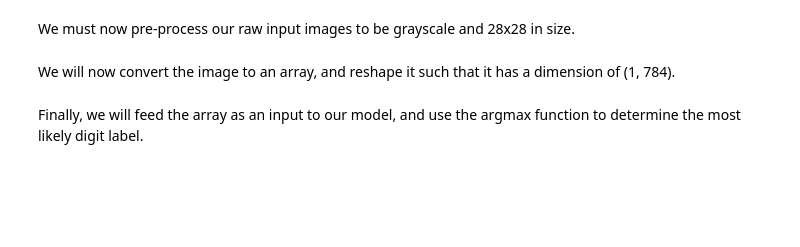
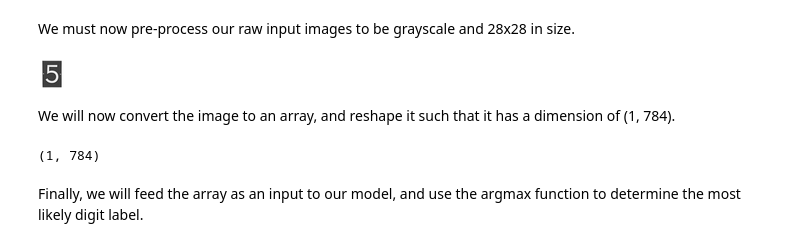
Before and after one commit to MassGH2023/Deep-Learning-and-Neural-Network, a Jupyter notebook: CategoricalCrossEntropy.ipynb, the cells around one changed output. Drawn from its saved outputs; the diff is of its cells as text; code cells hidden in the pictures; blank space fills up the shorter version.

```diff
--- a/CategoricalCrossEntropy.ipynb
+++ b/CategoricalCrossEntropy.ipynb
@@ -497,14 +500,20 @@ We must now pre-process our raw input images to be grayscale and 28x28 in size.
 # %%
 img_rows, img_cols = 28, 28
 img = Image.fromarray(np.uint8(image)).convert('L')
-img_gray = img.resize((img_rows, img_cols), Image.ANTIALIAS)
+img_gray = img.resize((img_rows, img_cols), Image.Resampling.LANCZOS)
 img_gray
+# %% [output]
+[figure, added]
 # %% [markdown]
 We will now convert the image to an array, and reshape it such that it has a dimension of (1, 784).
 # %%
 arr = np.array(img_gray)
 arr = arr.reshape((img_cols*img_rows))
 arr = np.expand_dims(arr, axis=0)
+# %%
+arr.shape
+# %% [output]
+(1, 784)
 # %% [markdown]
 Finally, we will feed the array as an input to our model, and use the argmax function to determine the most likely digit label.
 # %%
```
Also changed, not shown: parts of 16 cells of this notebook.
